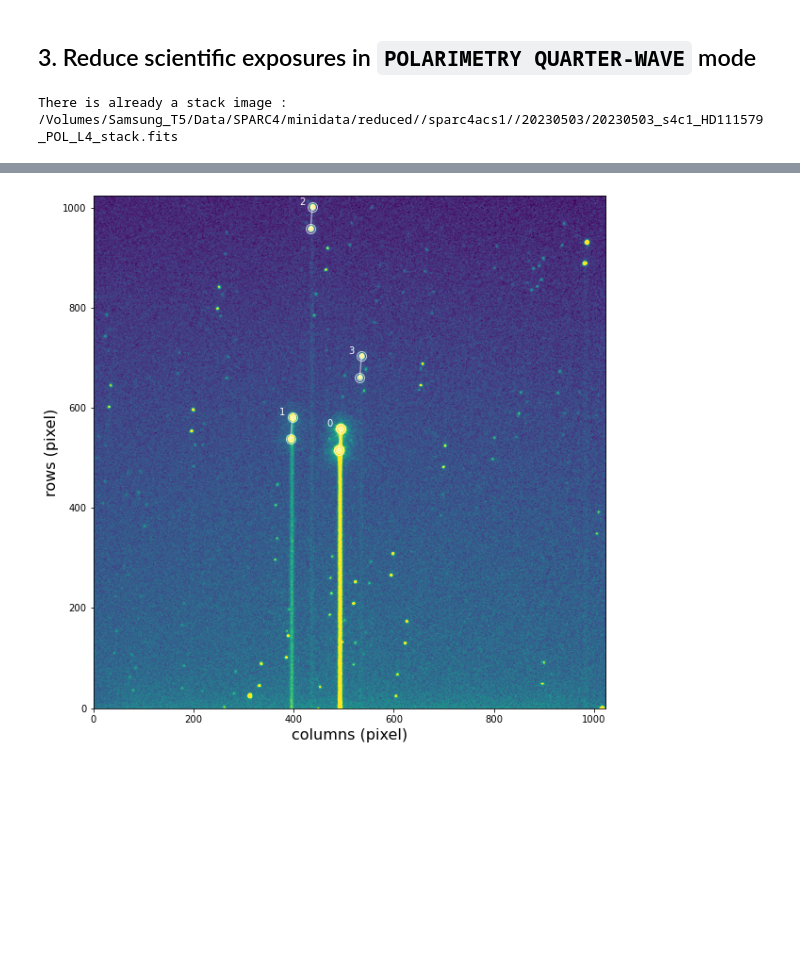
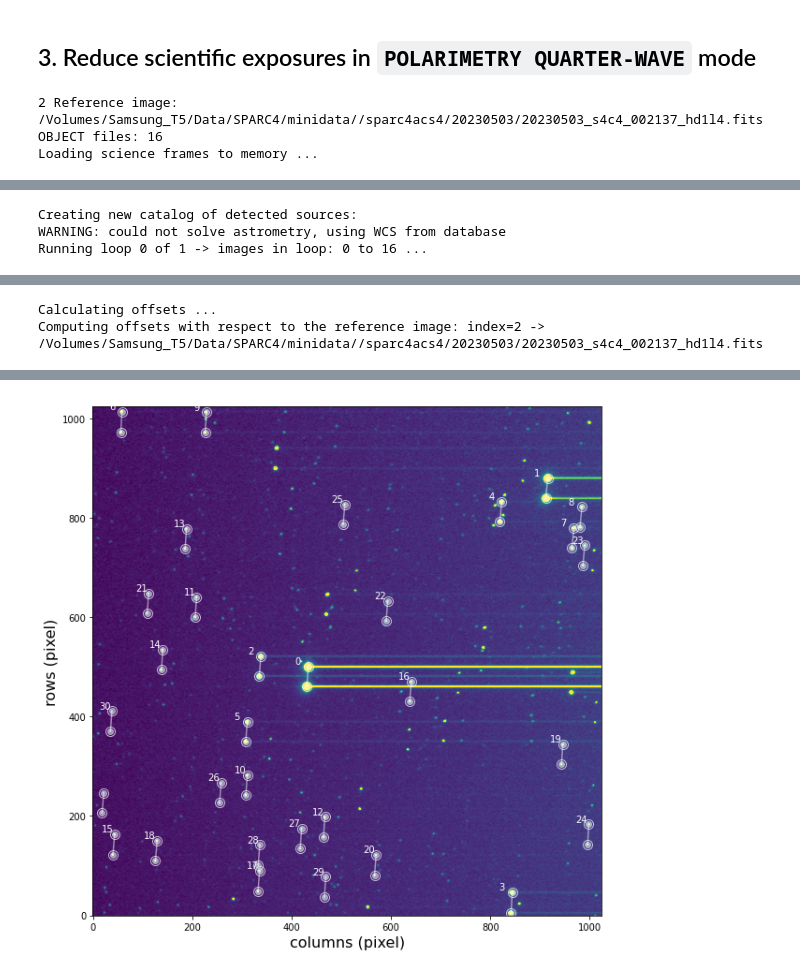
Before and after one commit to edermartioli/sparc4-pipeline, a Jupyter notebook: notebooks/sp4_sci_image_reduction.ipynb, the cells around one changed output, grey strips where cells are left out. Drawn from its saved outputs; the diff is of its cells as text; code cells hidden in the pictures; blank space fills up the shorter version.

```diff
--- a/notebooks/sp4_sci_image_reduction.ipynb
+++ b/notebooks/sp4_sci_image_reduction.ipynb
@@ -47,10 +66,15 @@ Here is where one should define the following calibrations:
 * A file containing the reference WCS for an astrometric solution
 # %%
 # set master bias product file name
-p["master_bias"] = "{}/{}_s4c{}_MasterZero.fits".format(p['reduce_directories'][CHANNEL-1],NIGHTDIR,CHANNEL)
+p["master_bias"] = "{}/{}_s4c{}{}_MasterZero.fits".format(p['reduce_directories'][CHANNEL-1],
+                                                          NIGHTDIR,
+                                                          p['CHANNELS'][CHANNEL-1],
+                                                          mode_key)
 # set master flat product file name
-p["master_flat"] = "{}/{}_s4c{}_MasterDomeFlat.fits".format(p['reduce_directories'][CHANNEL-1],NIGHTDIR,CHANNEL)
-
+p["master_flat"] = "{}/{}_s4c{}{}_MasterDomeFlat.fits".format(p['reduce_directories'][CHANNEL-1],
+                                                              NIGHTDIR,
+                                                              p['CHANNELS'][CHANNEL-1],
+                                                              mode_key)
 # set reference image for astrometry
 p["ASTROM_REF_IMG"] = p["ASTROM_REF_IMGS"][CHANNEL-1]
 # %% [markdown]
@@ -162,23 +272,49 @@ Creating output list of processed science frames ...
 # %% [markdown]
 ## 3. Reduce scientific exposures in `POLARIMETRY QUARTER-WAVE` mode
 # %%
-for obj in p['objsInPolarl4'][CHANNEL-1] :
-    if obj == OBJECTID or OBJECTID == 'all':
-        # set suffix for stack product
-        stack_suffix = "{}_s4c{}_{}_POL_L4".format(NIGHTDIR,p['CHANNELS'][CHANNEL-1],obj.replace(" ",""))
+inst_mode = p['INSTMODE_POLARIMETRY_KEYVALUE']
+polar_mode = p['POLARIMETRY_L4_KEYVALUE']
+polsuffix = "_{}_{}".format(inst_mode,polar_mode)
 
-        # get full list of science objects in the current channel
-        sci_list = p['objsInPolarL4data'][CHANNEL-1][obj]
+# get list of objects observed in photometric mode
+objs = s4db.get_targets_observed(db,
+                                 inst_mode=inst_mode,
+                                 polar_mode=polar_mode,
+                                 detector_mode=detector_modes[mode_key])
+# select object's data
+if OBJECTID != "all" :
+    objs = objs[objs['OBJECT'] == OBJECTID]
 
-        # run stack and reduce individual science images (produce *_proc.fits)
-        p = s4pipelib.stack_and_reduce_sci_images(p,
-                                                  sci_list,
-                                                  p['reduce_directories'][CHANNEL-1],
-                                                  stack_suffix=stack_suffix,
-                                                  force=FORCE,
-                                                  match_frames=True,
-                                                  polarimetry=True,
-                                                  verbose=True,
-                                                  plot=True)
+# loop over each object to run the reduction
+for k in range(len(objs)) :
+    obj = objs[k][0]
+
+    # set suffix for output stack filename
+    stack_suffix = "{}_s4c{}{}_{}{}".format(NIGHTDIR,
+                                            p['CHANNELS'][CHANNEL-1],
+                                            mode_key,
+                                            obj.replace(" ",""),
+                                            polsuffix)
+    # get list of science data matching object, detector mode, inst. mode, and polar mode
+    sci_list = s4db.get_file_list(db,
+                                  object_id=obj,
+                                  inst_mode=inst_mode,
+                                  polar_mode=polar_mode,
+                                  obstype=p['OBJECT_OBSTYPE_KEYVALUE'],
+                                  calwheel_mode=None,
+                                  detector_mode=detector_modes[mode_key])
+
+    # run stack and reduce individual science images (produce *_proc.fits)
+    p = s4pipelib.stack_and_reduce_sci_images(p,
+                                              sci_list,
+                                              p['reduce_directories'][CHANNEL-1],
+                                              stack_suffix=stack_suffix,
+                                              force=FORCE,
+                                              match_frames=True,
+                                              polarimetry=True,
+                                              verbose=True,
+                                              plot=True)
 # %% [output]
-There is already a stack image : /Volumes/Samsung_T5/Data/SPARC4/minidata/reduced//sparc4acs1//20230503/20230503_s4c1_HD111579_POL_L4_stack.fits
+2 Reference image: /Volumes/Samsung_T5/Data/SPARC4/minidata//sparc4acs4/20230503/20230503_s4c4_002137_hd1l4.fits
+OBJECT files: 16
+Loading science frames to memory ...
@@ -221,0 +375,3 @@ Creating output list of processed science frames ...
+Creating new catalog of detected sources:
+WARNING: could not solve astrometry, using WCS from database
+Running loop 0 of 1 -> images in loop: 0 to 16 ...
@@ -221,0 +396,2 @@ Creating output list of processed science frames ...
+Calculating offsets ...
+Computing offsets with respect to the reference image: index=2 -> /Volumes/Samsung_T5/Data/SPARC4/minidata//sparc4acs4/20230503/20230503_s4c4_002137_hd1l4.fits
@@ -222 +430 @@ Creating output list of processed science frames ...
-[figure, old version]
+[figure, new version]
```
Also changed, not shown: parts of 6 cells of this notebook, 6 other files.
